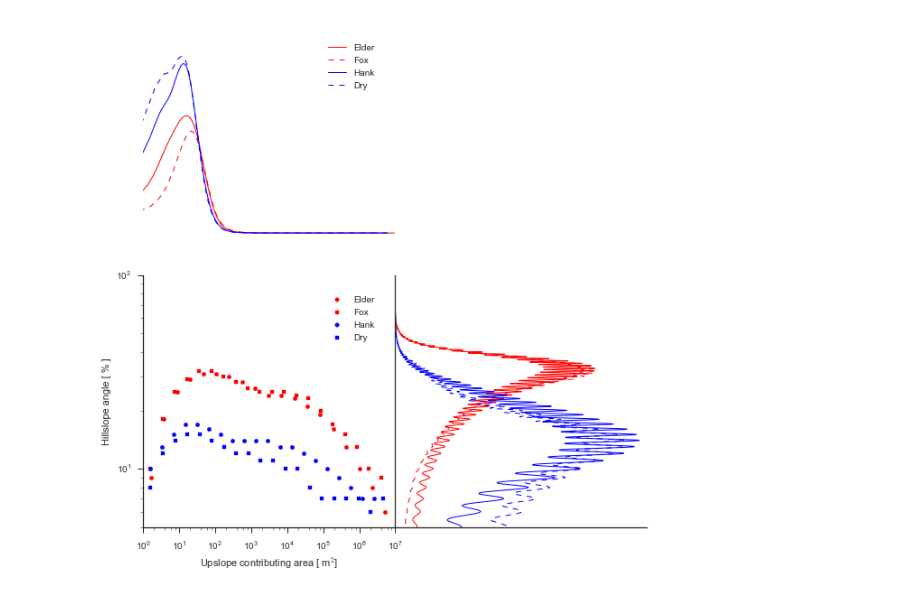
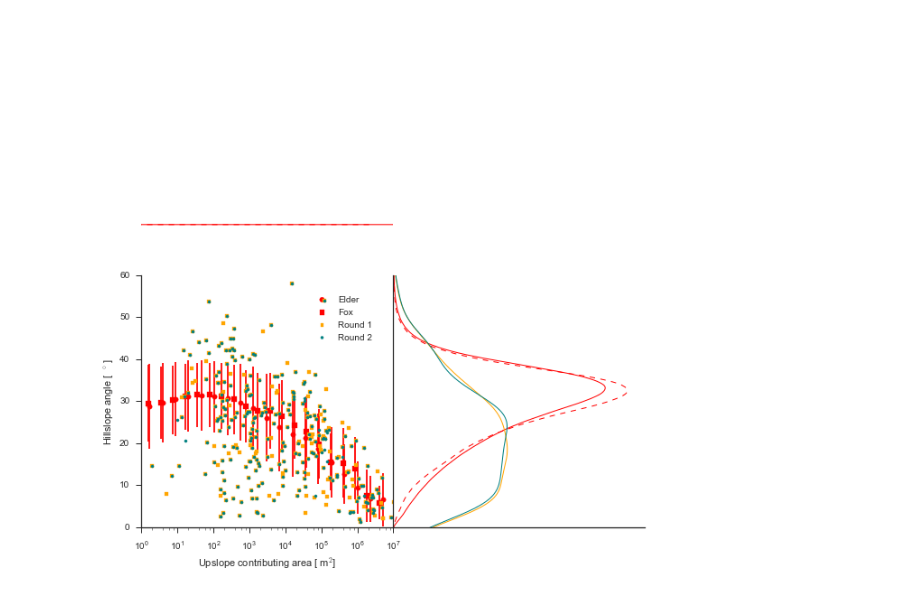
Before and after one commit to jessehahm/SlopeAreaAnalysis, a Jupyter notebook: SlopeAreaAnalysis.ipynb, the cells around one changed output. Cells and saved outputs as stored; diff of their text form; code cells hidden in the pictures.

Commit message:
started plotting flowsources

```diff
--- a/SlopeAreaAnalysis.ipynb
+++ b/SlopeAreaAnalysis.ipynb
@@ -15,0 +15,9 @@ ds = gdal.Open('S:\\JESSE\\GIS\\AngeloSagehorn\\area_slope_shed.tif')
+# %%
+try:
+    ds = gdal.Open('S:\JESSE\Slope Area Figs Data\Angelo_SR.tif')
+except RuntimeError, e:
+    print 'Unable to open .tif'
+    print e
+    sys.exit(1)
+
+print ds.GetMetadata()
@@ -102,70 +112,99 @@ hank_slope_density, hank_slope_value = kde_fit(hankSlope.astype(np.double))
 hank_area_density, hank_area_value = kde_fit(hankArea.astype(np.double))
 dry_slope_density, dry_slope_value = kde_fit(drySlope.astype(np.double))
 dry_area_density, dry_area_value = kde_fit(dryArea.astype(np.double))
+# %%
+allData = pd.read_csv('data/allData.csv')
+r1 = allData[allData['Round']==1]
+r2 = allData[allData['Round']==2]
+# %%
+round1_slope_density, round1_slope_value = kde_fit(r1['slp_deg_co'].astype(np.double))
+round2_slope_density, round2_slope_value = kde_fit(r2['slp_deg_co'].astype(np.double))
+
+round1_area_density, round1_area_value = kde_fit(r1['flowacc_co'].astype(np.double))
+round2_area_density, round2_area_value = kde_fit(r2['flowacc_co'].astype(np.double))
 # %%
 # Create a figure
 sns.set_style("ticks")
 fig, ((ax1, ax2), (ax3, ax4)) = plt.subplots(2, 2, sharex='col', sharey='row')
 
 
-plotError = False
+plotError = True
 
 ax1.plot(elder_area_value, elder_area_density, lw=1, color='r', label="Elder");
 ax1.plot(fox_area_value, fox_area_density, linestyle = '--', lw=1, color='r', label="Fox");
-ax1.plot(hank_area_value, hank_area_density, lw=1, color='b', label="Hank");
-ax1.plot(dry_area_value, dry_area_density, linestyle = '--', lw=1, color='b', label="Dry");
-ax1.legend(bbox_to_anchor=(.9, .5))
+ax1.plot(round1_area_density, round1_area_value, lw=1, color='orange');
+ax1.plot(round2_area_density, round2_area_value, lw=1, color='teal');
+
+# ax1.plot(hank_area_value, hank_area_density, lw=1, color='b', label="Hank");
+# ax1.plot(dry_area_value, dry_area_density, linestyle = '--', lw=1, color='b', label="Dry");
+# ax1.legend(bbox_to_anchor=(.9, .5))
 
 ax1.axes.get_yaxis().set_visible(False)
 ax1.axes.get_xaxis().set_visible(False)
 ax1.set_xscale('log')
-# ax1.set_ylim([0,.03])
 ax1.set_frame_on(False)
 
-ax3.scatter(.5*(area_bins_elder[1:]+area_bins_elder[:-1]),bin_medians_elder, marker = "o", color = 'r', label="Elder")
-ax3.scatter(.5*(area_bins_fox[1:]+area_bins_fox[:-1]),bin_medians_fox, marker = "s", color = 'r', label="Fox")
-ax3.scatter(.5*(area_bins_hank[1:]+area_bins_hank[:-1]),bin_medians_hank, marker = "o", color = 'b', label="Hank")
-ax3.scatter(.5*(area_bins_dry[1:]+area_bins_dry[:-1]),bin_medians_dry, marker = "s", color = 'b', label="Dry")
+symbolSize = 30
+ax3.scatter(.5*(area_bins_elder[1:]+area_bins_elder[:-1]),bin_medians_elder, s=symbolSize, marker = "o", color = 'r', label="Elder")
+ax3.scatter(.5*(area_bins_fox[1:]+area_bins_fox[:-1]),bin_medians_fox, s=symbolSize, marker = "s", color = 'r', label="Fox")
+# ax3.scatter(.5*(area_bins_hank[1:]+area_bins_hank[:-1]),bin_medians_hank, s=symbolSize, marker = "o", color = 'b', label="Hank")
+# ax3.scatter(.5*(area_bins_dry[1:]+area_bins_dry[:-1]),bin_medians_dry, s=symbolSize, marker = "s", color = 'b', label="Dry")
 
 if plotError:
     ax3.errorbar(.5*(area_bins_elder[1:]+area_bins_elder[:-1]),bin_medians_elder, yerr=bin_stds_elder, fmt = None, capthick=0, ecolor = 'r')
     ax3.errorbar(.5*(area_bins_fox[1:]+area_bins_fox[:-1]),bin_medians_fox, yerr=bin_stds_fox, fmt = None, capthick=0, ecolor = 'r')
-    ax3.errorbar(.5*(area_bins_hank[1:]+area_bins_hank[:-1]),bin_medians_hank, yerr=bin_stds_hank, fmt = None, capthick=0, ecolor = 'b')
-    ax3.errorbar(.5*(area_bins_dry[1:]+area_bins_dry[:-1]),bin_medians_dry, yerr=bin_stds_dry, fmt = None, capthick=0, ecolor = 'b')
+#     ax3.errorbar(.5*(area_bins_hank[1:]+area_bins_hank[:-1]),bin_medians_hank, yerr=bin_stds_hank, fmt = None, capthick=0, ecolor = 'b')
+#     ax3.errorbar(.5*(area_bins_dry[1:]+area_bins_dry[:-1]),bin_medians_dry, yerr=bin_stds_dry, fmt = None, capthick=0, ecolor = 'b')
 
 #ax3.fill_between(.5*(area_bins_elder[1:]+area_bins_elder[:-1]),np.subtract(bin_medians_elder, bin_stds_elder), np.add(bin_medians_elder,bin_stds_elder), color = 'r', alpha=0.3)
 #ax3.fill_between(.5*(area_bins_fox[1:]+area_bins_fox[:-1]),np.subtract(bin_medians_fox, bin_stds_fox), np.add(bin_medians_fox,bin_stds_fox), color = 'k', alpha=0.3)
 #ax3.fill_between(.5*(area_bins_hank[1:]+area_bins_hank[:-1]),np.subtract(bin_medians_hank, bin_stds_hank), np.add(bin_medians_hank,bin_stds_hank), color = 'b', alpha=0.3)
 #ax3.fill_between(.5*(area_bins_dry[1:]+area_bins_dry[:-1]),np.subtract(bin_medians_dry, bin_stds_dry), np.add(bin_medians_dry,bin_stds_dry), color = 'y', alpha=0.3)
 
+
+symbolSize = 10
+alphaLevel=1
+ax3.scatter(r1['flowacc_co'], r1['slp_deg_co'], zorder=100,
+            alpha=alphaLevel, marker = "s", color='orange',
+            label = 'Round 1', s=symbolSize)
+ax3.scatter(r2['flowacc_co'], r2['slp_deg_co'], zorder=100,
+            alpha=alphaLevel, marker = "o", color='teal',
+            label = 'Round 2', s=symbolSize)
+
+
 ax3.legend(bbox_to_anchor=(.95, .95))
-ax3.set_ylabel("Hillslope angle [ % ]")
+ax3.set_ylabel("Hillslope angle [  $^{\circ}$ ]")
 ax3.set_xlabel("Upslope contributing area [ m$^2$]")
-ax3.set_ylim([5,100])
+ax3.set_ylim([0,60])
 ax3.set_xlim([1,10000000])
-ax3.set_yscale('log')
+# ax3.set_yscale('log')
 ax3.set_xscale('log')
 
 
 ax4.plot(elder_slope_density, elder_slope_value, lw=1, color='r');
 ax4.plot(fox_slope_density, fox_slope_value, linestyle = '--', lw=1, color='r');
-ax4.plot(hank_slope_density, hank_slope_value, lw=1, color='b');
-ax4.plot(dry_slope_density, dry_slope_value, linestyle = '--', lw=1, color='b');
-ax4.set_yscale('log')
+# ax4.plot(hank_slope_density, hank_slope_value, lw=1, color='b');
+# ax4.plot(dry_slope_density, dry_slope_value, linestyle = '--', lw=1, color='b');
+# ax4.set_yscale('log')
+ax4.plot(round1_slope_density, round1_slope_value, lw=1, color='orange');
+ax4.plot(round2_slope_density, round1_slope_value, lw=1, color='teal');
+
 ax4.axes.get_yaxis().set_visible(False)
 ax4.axes.get_xaxis().set_visible(False)
+
+
 
 sns.despine()
 
 
 
 fig.subplots_adjust(hspace=0)
 fig.subplots_adjust(wspace=0)
 
 ax2.axis('off')
 fig.set_size_inches(10, 10)
+fig.savefig('logS_vs_logA_a.pdf', transparent=True, pad_inches=0)
+
 plt.show()
-# fig = fig.get_figure()
-fig.savefig('logS_vs_logA_a.pdf', transparent=True, pad_inches=0)
 # %% [output]
-[figure, old version]
+[figure, new version]
```
Also changed, not shown: parts of 5 cells of this notebook, 4 other files.
